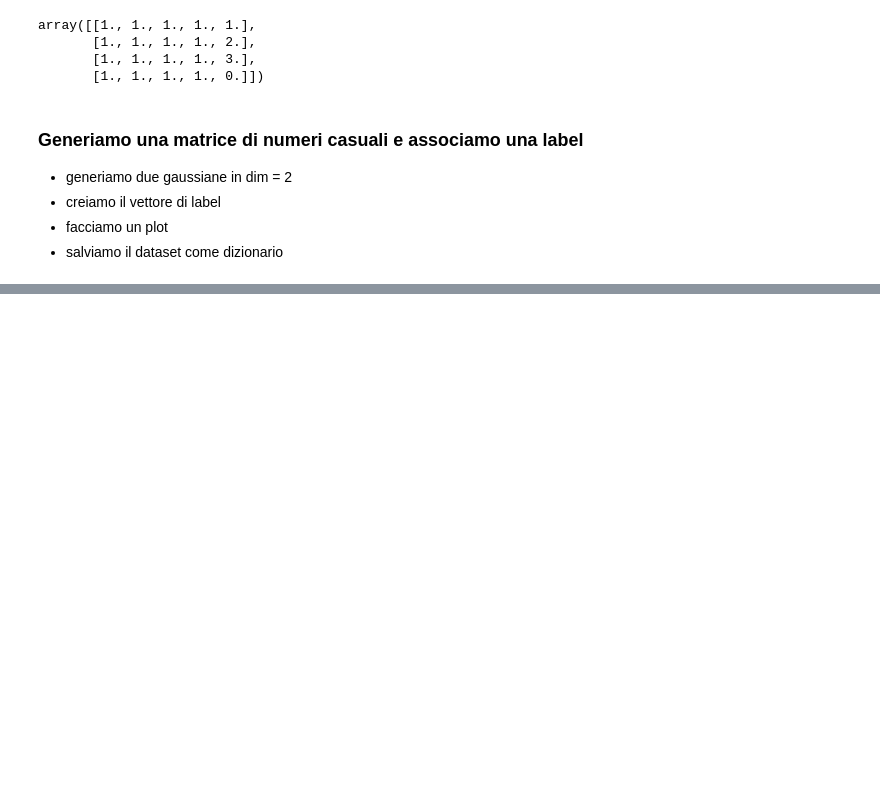
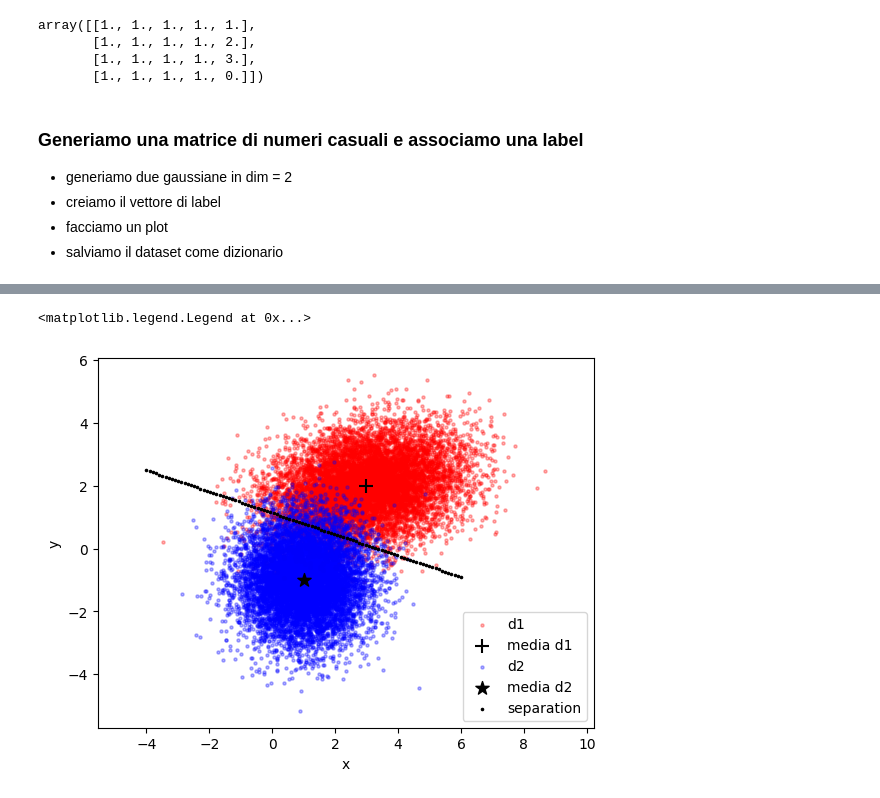
Before and after one commit to pumazzo/ML-ISS2023, a Jupyter notebook: Lezione_1_ML_ISS2023_introduzione_al_machine_learning.ipynb, the cells around one changed output, grey strips where cells are left out. Saved outputs shown, nothing was run; the diff lists cells and outputs as text; code cells hidden in the pictures; blank space fills up the shorter version.

```diff
--- a/Lezione_1_ML_ISS2023_introduzione_al_machine_learning.ipynb
+++ b/Lezione_1_ML_ISS2023_introduzione_al_machine_learning.ipynb
@@ -193,2 +201,9 @@ print(data.shape)
 # %%
 np.savez("nydata.npz",data=data,labels=labels)
+# %%
+from sklearn.model_selection import train_test_split
+
+X_train, X_test, y_train, y_test = train_test_split(data, labels, test_size=0.33, random_state=42)
+# %%
+from sklearn.linear_model import LogisticRegression
+clf = LogisticRegression(random_state=0).fit(X_train, y_train)
@@ -194,0 +218,20 @@ np.savez("nydata.npz",data=data,labels=labels)
+# %%
+a1,a2 = clf.coef_[0]
+b = clf.intercept_
+m=-a1/a2
+c=-b/a2
+t=np.linspace(-4,6,100)
+# %%
+f,ax = plt.subplots(1)
+ax.scatter(d1[:,0],d1[:,1],s=5,alpha=0.3,color="r",label="d1")
+ax.scatter(d1[:,0].mean(),d1[:,1].mean(),s=100,alpha=1,marker="+",color="k",label="media d1")
+ax.scatter(d2[:,0],d2[:,1],s=5,alpha=0.3,color="b",label="d2")
+ax.scatter(d2[:,0].mean(),d2[:,1].mean(),s=100,alpha=1,marker="*",color="k",label="media d2")
+ax.scatter(t,m*t+c,s=10,alpha=1,marker=".",color="k",label="separation")
+ax.set_xlabel("x")
+ax.set_ylabel("y")
+ax.axis('equal')
+plt.legend()
+# %% [output]
+<matplotlib.legend.Legend at 0x...>
+[figure, added]
```
Also changed, not shown: parts of 6 cells of this notebook.
